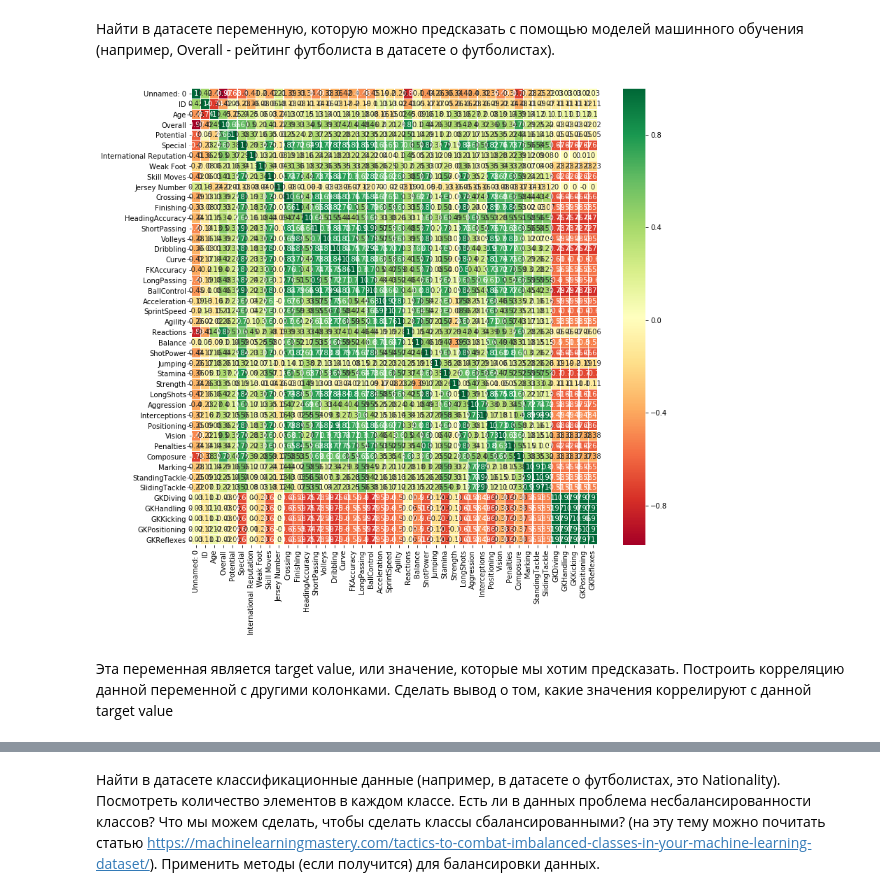
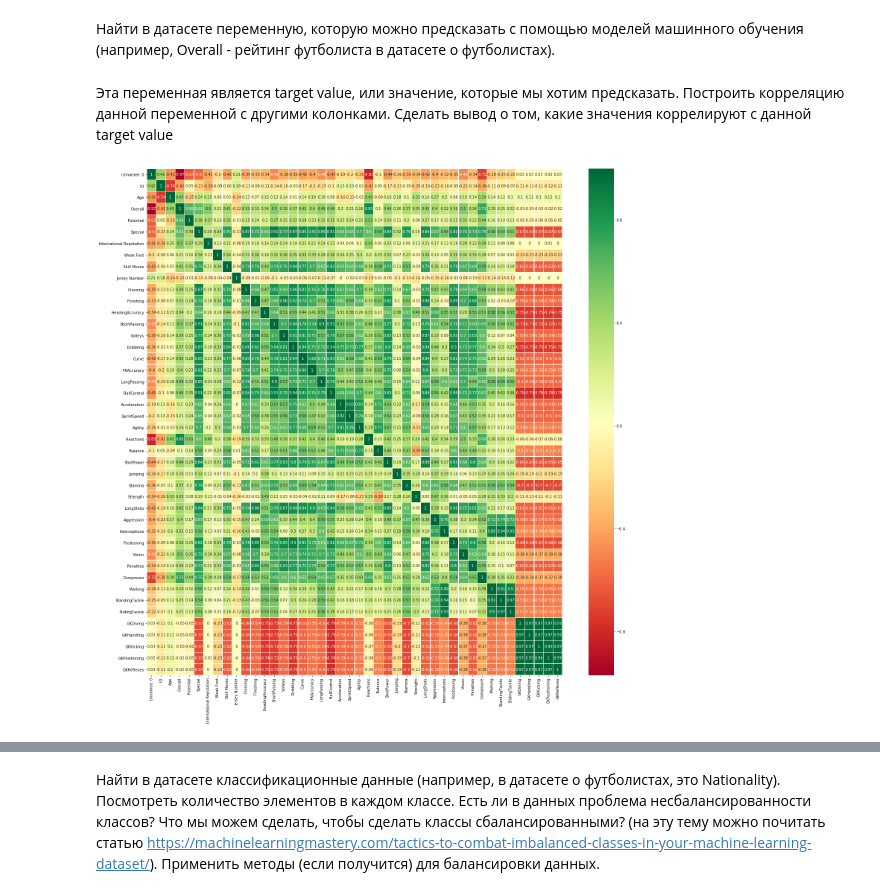
Before and after one commit to filestealer/netology_pyda, a Jupyter notebook: dz_4.ipynb, the cells around one changed output, grey strips where cells are left out. Cells and saved outputs as stored; diff of their text form; code cells hidden in the pictures.

```diff
--- a/dz_4.ipynb
+++ b/dz_4.ipynb
@@ -69,12 +97,3 @@ plt.show()
 Столбцы 'GKDiving', 'GKHandling', 'GKKicking', 'GKPositioning', 'GKReflexes' больше похоже на логнормальное распределение
 # %% [markdown]
 Найти в датасете переменную, которую можно предсказать с помощью моделей машинного обучения (например, Overall - рейтинг футболиста в датасете о футболистах).
-# %%
-correlation_matrix = data.corr(method ='pearson').round(2)
-# annot = True чтобы печатать значение внутри ячейки матрицы
-sns.heatmap(data=correlation_matrix, yticklabels=True,xticklabels=True, annot=True, cmap='RdYlGn',linewidths=0.2)
-fig=plt.gcf()
-fig.set_size_inches(13,12)
-plt.show()
-# %% [output]
-[figure, removed]
@@ -81,2 +102,11 @@ plt.show()
 # %% [markdown]
 Эта переменная является target value, или значение, которые мы хотим предсказать. Построить корреляцию данной переменной с другими колонками.  Сделать вывод о том, какие значения коррелируют с данной target value
+# %%
+correlation_matrix = data.corr(method ='pearson').round(2)
+# annot = True чтобы печатать значение внутри ячейки матрицы
+sns.heatmap(data=correlation_matrix, yticklabels=True,xticklabels=True, annot=True, cmap='RdYlGn',linewidths=0.3)
+fig=plt.gcf()
+fig.set_size_inches(25,25)
+plt.show()
+# %% [output]
+[figure, added]
```
Also changed, not shown: parts of 11 cells of this notebook.
